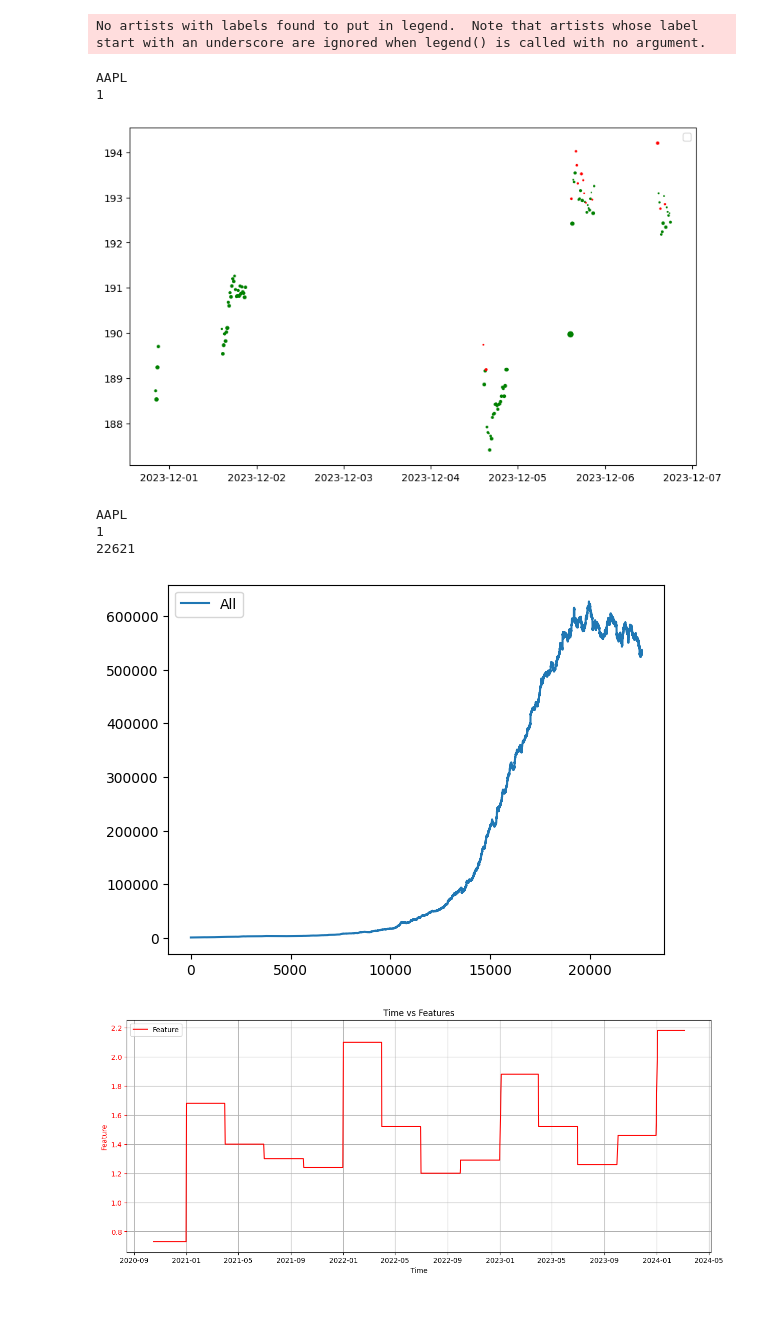
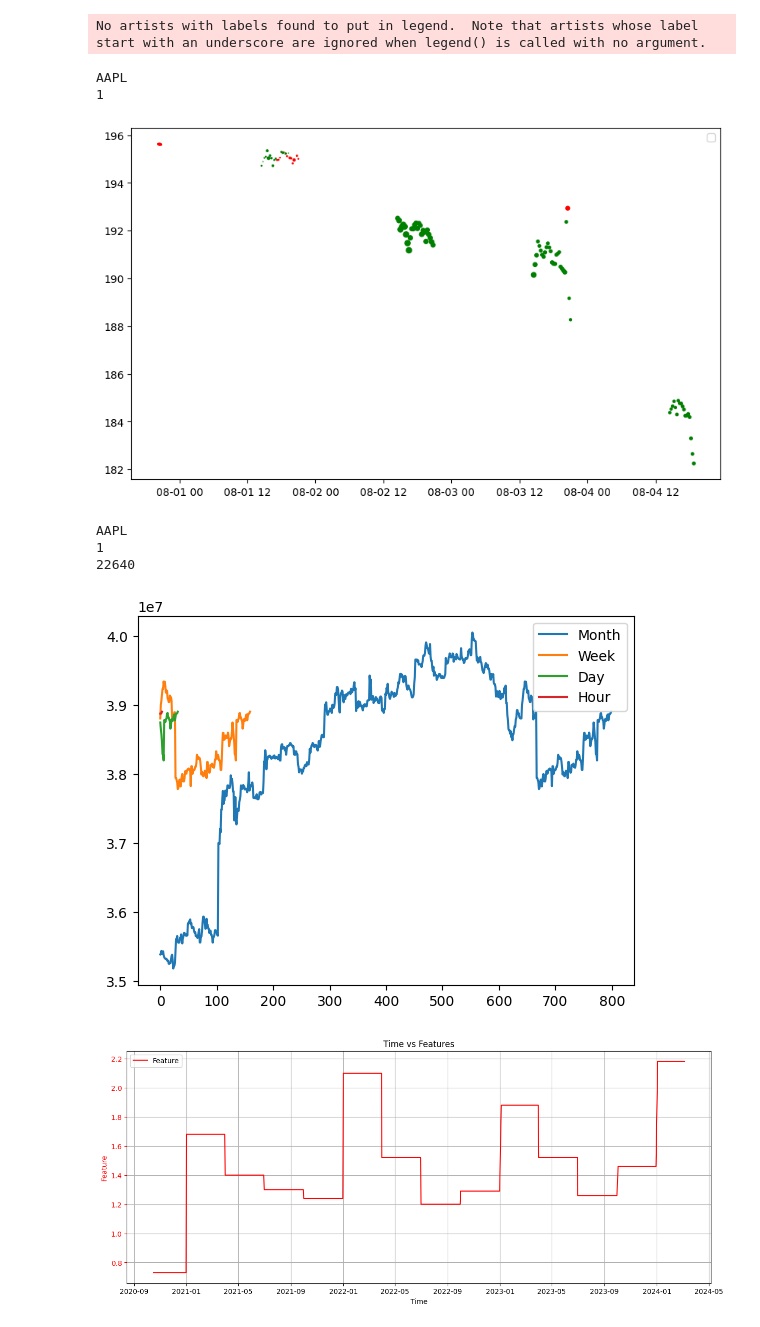
Before and after one commit to dmutascio/enigmaTrainer, a Jupyter notebook: enigmaTrainer.ipynb, the cells around one changed output. Saved outputs shown, nothing was run; the diff lists cells and outputs as text; code cells hidden in the pictures.

```diff
--- a/enigmaTrainer.ipynb
+++ b/enigmaTrainer.ipynb
@@ -486,11 +486,11 @@ indicator_config = {
     'PriceVolumeWeighted': {
         1:{}
     },
-    # 'EPS': {
-    #     1: {
-    #        'measure': 'quarterly'
-    #     }
-    # },
+    'EPS': {
+        1: {
+           'measure': 'quarterly'
+        }
+    },
     'Volatility': {
         1: {
             'period': 50,
@@ -939,12 +941,12 @@ for symbol, symbol_models in models.items():
     print(symbol)
     for name, model in symbol_models.items():
         print(name)
-        model.graph_prices(data[symbol]['bars'], .92, 100, 50)
+        model.graph_prices(data[symbol]['bars'], .82, 100, 50)
 # %% [output]
 No artists with labels found to put in legend.  Note that artists whose label start with an underscore are ignored when legend() is called with no argument.
 AAPL
 1
-[figure, old version]
+[figure, new version]
 # %%
 class Trade:
     def __init__(self, price, amount, direction, time):
@@ -1092,36 +1094,36 @@ def simulate(model, dynamic, bank, hold_period, target, stop_loss, trade_size, p
 # %%
 for symbol, symbol_models in models.items():
     print(symbol)
     for name, model_obj in symbol_models.items():
         bank, bank_list, account, trades_master, right, wrong, gains = simulate(
             model=model_obj,
             dynamic=False,
             bank = 1000,
             hold_period = 5,
             target = .01,
             stop_loss = -.01,
             #trade_size = .05,
             trade_size = 1,
             price_data = data[symbol]['bars']['open']
         )
         print(name)
         print(len(account))
         training_split = model_obj.model_config['training_split']
         #plt.plot(account[-120252:], label='Year')
-        #plt.plot(account[-800:], label='Month')
-        #plt.plot(account[-160:], label='Week')
-        #plt.plot(account[-32:], label='Day')
-        #plt.plot(account[-4:], label='Hour')
-        plt.plot(account, label='All')
+        plt.plot(account[-800:], label='Month')
+        plt.plot(account[-160:], label='Week')
+        plt.plot(account[-32:], label='Day')
+        plt.plot(account[-4:], label='Hour')
+        #plt.plot(account, label='All')
         #plt.axvline(x=(len(account)*training_split), color='r', linestyle='--')
 
         plt.legend()
         plt.show()
 # %% [output]
 AAPL
 1
-22621
+22640
-[figure, old version]
+[figure, new version]
 # %%
 #Save models
 for symbol, model_obj in models.items():
```
Also changed, not shown: parts of 5 cells of this notebook.
